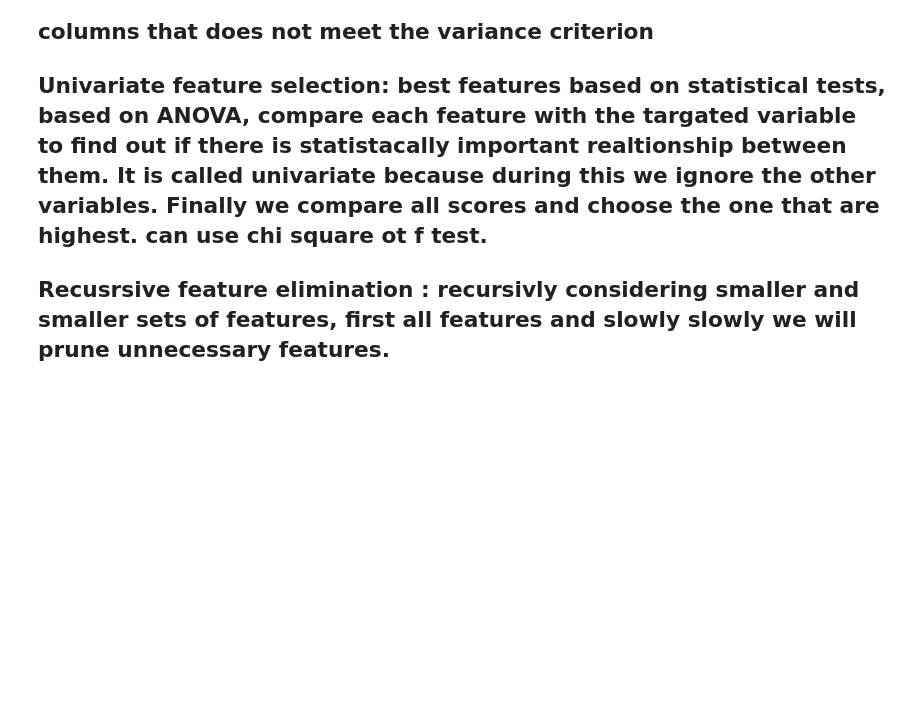
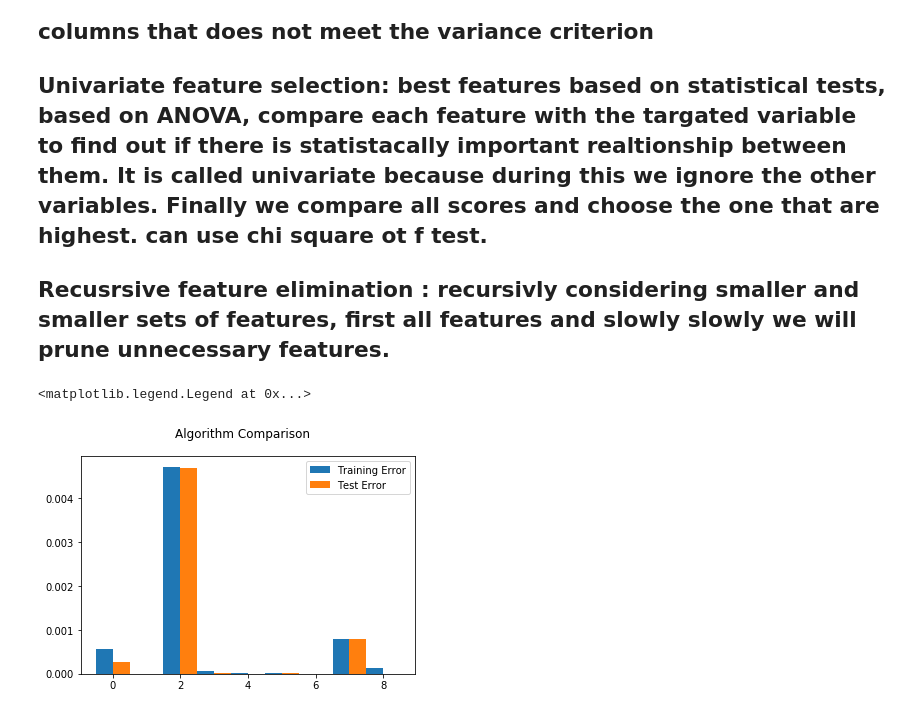
Before and after one commit to Karanpalshekhawat/ml_case_studies_finance_book, a Jupyter notebook: derivative_pricing.ipynb, the cells around one changed output. Saved outputs shown, nothing was run; the diff lists cells and outputs as text; code cells hidden in the pictures; blank space fills up the shorter version.

Commit message:
Plot added for different models

```diff
--- a/derivative_pricing.ipynb
+++ b/derivative_pricing.ipynb
@@ -109,3 +109,14 @@ models = {
     'ADR': AdaBoostRegressor(),
     'NN': MLPRegressor()
 }
+# %%
+# train test split (you can use sklear method also)
+validation_size = 0.2
+training_size = int(len(X)*(1-validation_size))
+
+x_train, y_train = X[:training_size], Y[:training_size]
+x_test, y_test = X[training_size:len(X)], Y[training_size:len(Y)]
+
+num_folds = 10
+seed=10
+scoring = 'neg_mean_squared_error'
@@ -111,0 +129,26 @@ models = {
+# %%
+names = []
+kfold_results = []
+training_error = []
+test_error = []
+for name,model in models.items():
+    names.append(name)
+    kfold = KFold(n_splits=num_folds, random_state=seed)
+    cv_result = -1*cross_val_score(model, x_train, y_train, cv=kfold, scoring=scoring)
+    kfold_results.append(cv_result)
+    res = model.fit(x_train, y_train)
+    training_error.append(mean_squared_error(res.predict(x_train),y_train))
+    test_error.append(mean_squared_error(res.predict(x_test),y_test))
+# %%
+fig = plt.figure()
+ind = np.arange(len(names))
+width = 0.5
+
+fig.suptitle("Algorithm Comparison")
+plt.bar(ind-width/2,  training_error, label='Training Error', width=width)
+plt.bar(ind+width/2, test_error, label='Test Error', width=width)
+
+plt.legend()
+# %% [output]
+<matplotlib.legend.Legend at 0x...>
+[figure, added]
```
Also changed, not shown: parts of 2 cells of this notebook.
